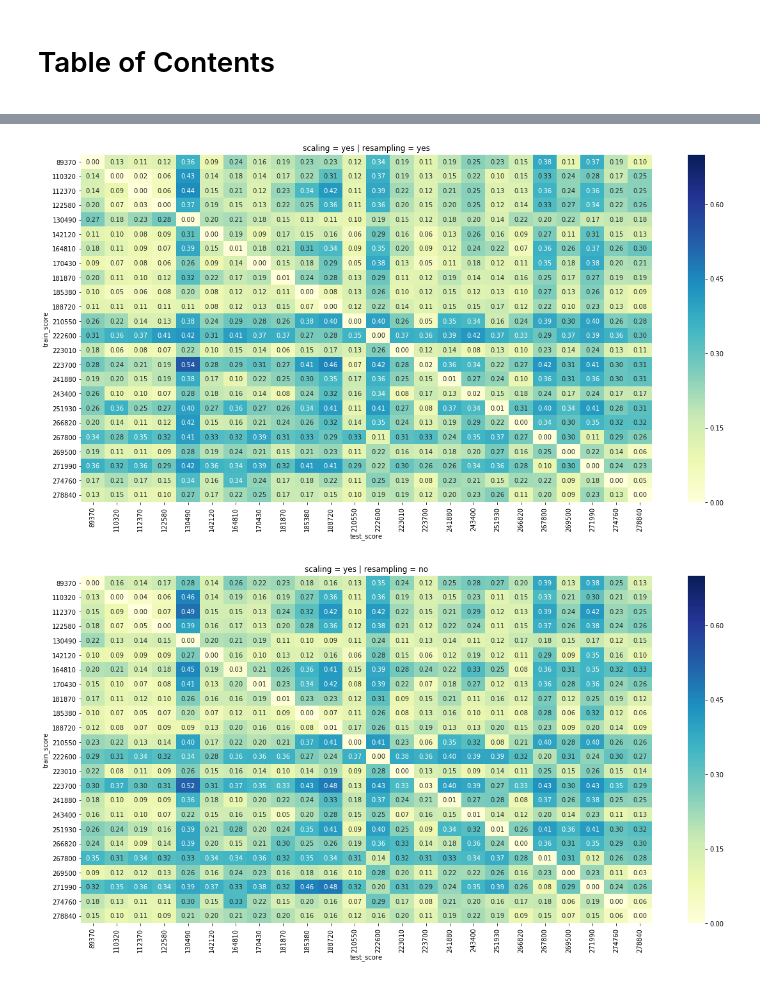
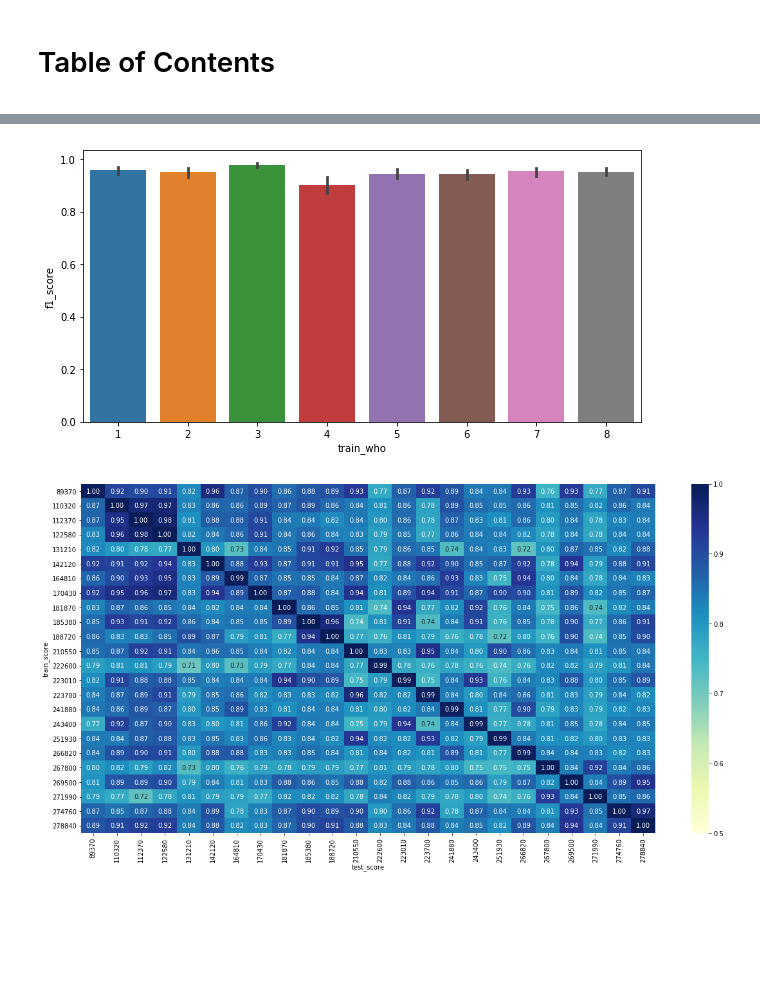
Before and after one commit to dsmilab/Taiko-Master, a Jupyter notebook: util/doraemon_analysis.ipynb, the cells around one changed output, grey strips where cells are left out. Cells and saved outputs as stored; diff of their text form; code cells hidden in the pictures; blank space fills up the shorter version.

```diff
--- a/util/doraemon_analysis.ipynb
+++ b/util/doraemon_analysis.ipynb
@@ -42,0 +10,3 @@ result_df
+# %%
+result_df = pd.read_csv('CSV/song1_result-yy.csv')
+result_df
@@ -78,20 +56,13 @@ plt.show()
+# %%
+plt.figure(figsize=(10, 5))
+sns.barplot(y='f1_score', x='train_who', data=ming_df)
+plt.show()
+# %% [output]
+[figure, added]
 # %%
-for i, scl_prefix in enumerate(PREFIX):
-    for j, re_prefix in enumerate(PREFIX):
-        df = result_df[(result_df['scaling'] == scl_prefix)
-                       & (result_df['resampling'] == re_prefix)]
-        df = df.groupby(['train_score',
-                         'test_score'])['multi_error'].mean().reset_index()
-
-        plt.figure(figsize=(20, 10))
-        sns.heatmap(
-            df.pivot('train_score', 'test_score', 'multi_error'),
-            annot=True,
-            fmt=".2f",
-            cmap="YlGnBu",
-            vmax=0.7)
-        plt.title('scaling = %s | resampling = %s' % (scl_prefix, re_prefix))
-        plt.show()
+df = result_df.groupby(['train_score', 'test_score'])['f1_score'].mean().reset_index()
+plt.figure(figsize=(20, 10))
+sns.heatmap(df.pivot('train_score', 'test_score', 'f1_score'), annot=True, fmt=".2f", cmap="YlGnBu", vmax=1.0, vmin=0.5)
+plt.show()
 # %% [output]
-[figure, old version]
+[figure, new version]
-[figure, removed]
```
Also changed, not shown: parts of 7 cells of this notebook, 11 other files.
